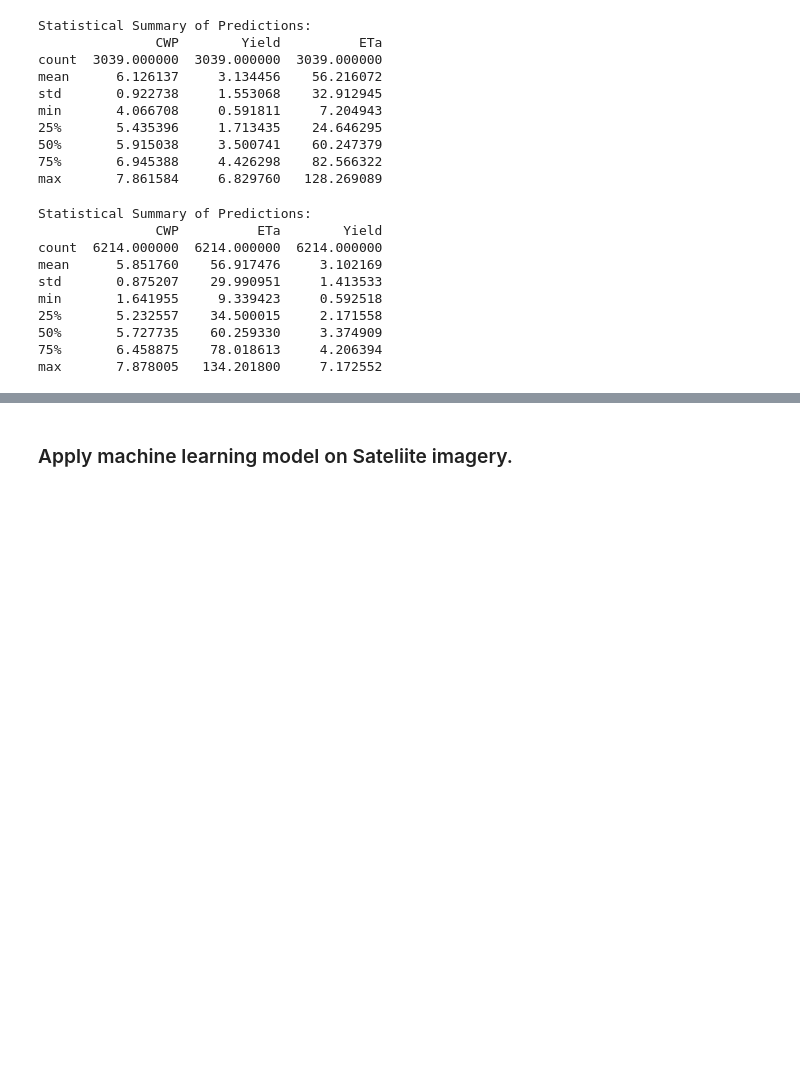
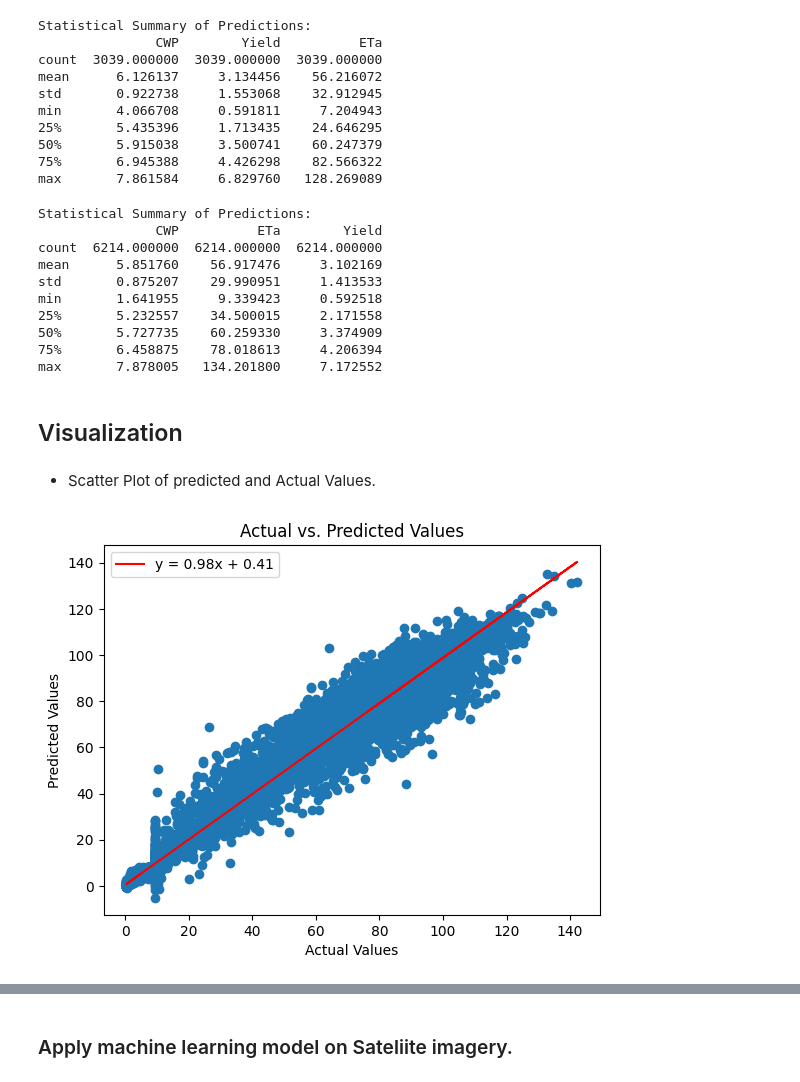
Before and after one commit to alfredamboka/FinalYearProject, a Jupyter notebook: mainProjectCode.ipynb, the cells around one changed output, grey strips where cells are left out. Cells and saved outputs as stored; diff of their text form; code cells hidden in the pictures; blank space fills up the shorter version.

```diff
--- a/mainProjectCode.ipynb
+++ b/mainProjectCode.ipynb
@@ -3166,3 +3166,32 @@ min       1.641955     9.339423     0.592518
 50%       5.727735    60.259330     3.374909
 75%       6.458875    78.018613     4.206394
 max       7.878005   134.201800     7.172552
+# %% [markdown]
+## Visualization
+# %% [markdown]
+- Scatter Plot of predicted and Actual Values.
+# %%
+import matplotlib.pyplot as plt
+import numpy as np
+
+# Create a scatter plot
+plt.scatter(y_test, y_pred)
+plt.xlabel("Actual Values")
+plt.ylabel("Predicted Values")
+plt.title("Actual vs. Predicted Values")
+
+# Convert y_test and y_pred to 1D arrays
+y_test_1d = y_test.values.ravel()
+y_pred_1d = y_pred.ravel()
+
+# Calculate the line of best fit
+slope, intercept = np.polyfit(y_test_1d, y_pred_1d, 1)
+line_eq = f"y = {slope:.2f}x + {intercept:.2f}"
+
+# Add the line and its equation to the plot
+plt.plot(y_test_1d, slope * y_test_1d + intercept, color='red', label=line_eq)
+plt.legend()
+
+plt.show()
+# %% [output]
+[figure, added]
```
Also changed, not shown: parts of 3 cells of this notebook.
